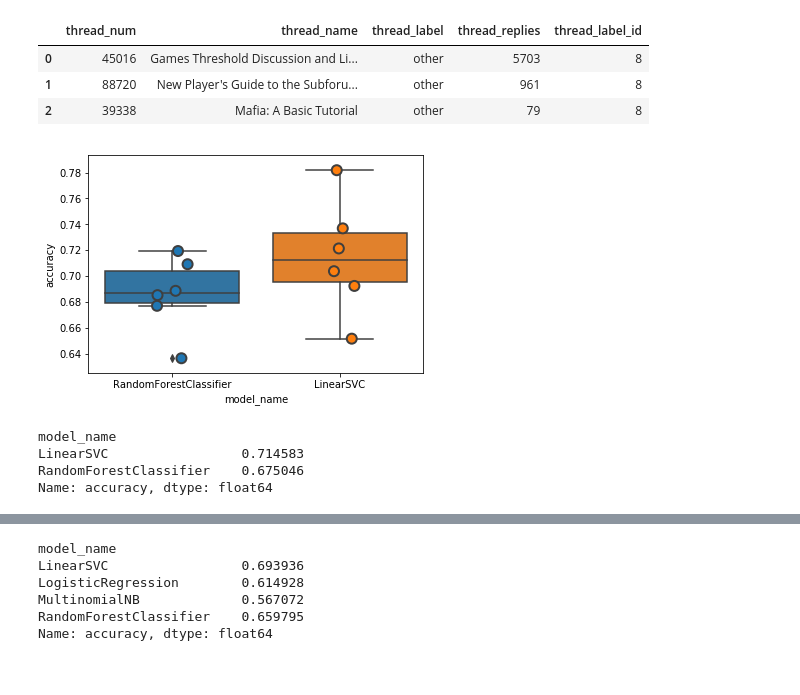
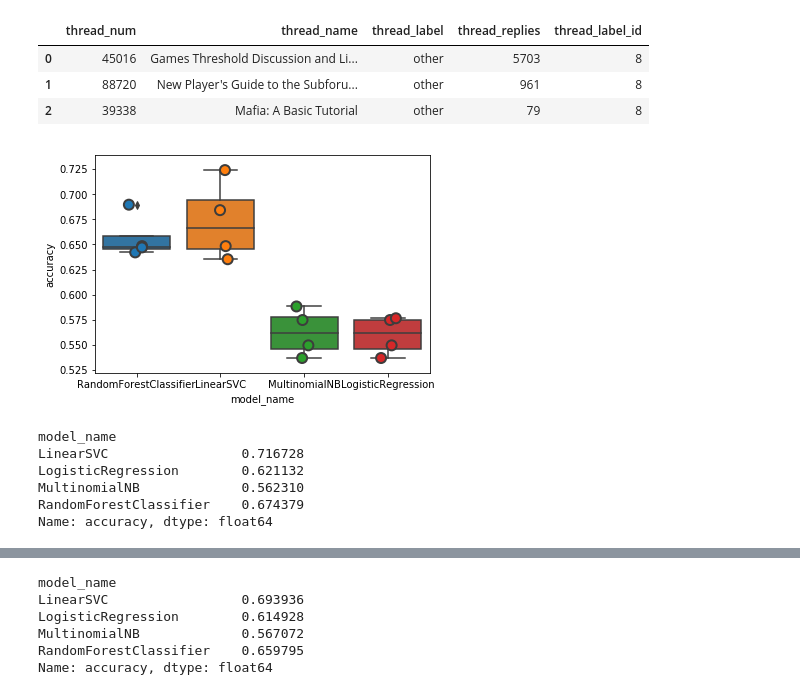
Before and after one commit to Nikishul/Kaggle-NMA-Competition, a Jupyter notebook: notebooks/Anatoly's Mafia prediction.ipynb, the cells around one changed output, grey strips where cells are left out. Drawn from its saved outputs; the diff is of its cells as text; code cells hidden in the pictures.

```diff
--- a/notebooks/Anatoly's Mafia prediction.ipynb
+++ b/notebooks/Anatoly's Mafia prediction.ipynb
@@ -77,12 +74,13 @@ thread.head(3)
 | 1 | 88720 | New Player's Guide to the Subforu... | other | 961 | 8 |
 | 2 | 39338 | Mafia: A Basic Tutorial | other | 79 | 8 |
 # %%
+#in future locate in .py file in src
 for item in thread.itertuples():
     buf=post[post["thread_num"]==item.thread_num]
     line=str()
     line=line+item.thread_name
-    #for row in buf.itertuples():
-     #   line=line+str(row.text)
+    for row in buf.itertuples():
+        line=line+str(row.text)
     train_data_to_clean.append(line)
 
 
@@ -91,7 +89,7 @@ for item in thread_test.itertuples():
     buf=post_test[post_test["thread_num"]==item.thread_num]
     line=str()
     line=line+item.thread_name
-    #for row in buf.itertuples():
-     #   line=line+str(row.text)
+    for row in buf.itertuples():
+        line=line+str(row.text)
     test_data_to_clean.append(line)
 # %%
@@ -107,17 +107,17 @@ X_train=clean_train_data
 y_train=thread["thread_label_id"]
 #X_train, X_val, y_train, y_val = train_test_split(clean_train_data, thread["thread_label_id"], test_size=0.3, random_state=213)
 # %%
-vectorizer = TfidfVectorizer(sublinear_tf=True, norm='l2', encoding='latin-1', ngram_range=(1, 2))
+vectorizer = TfidfVectorizer(min_df=3,sublinear_tf=True, norm='l2', encoding='latin-1', ngram_range=(1, 2))
 
 train_data_features = vectorizer.fit_transform(X_train).toarray()
 
 test_data_features = vectorizer.transform(X_test).toarray()
 # %%
 models = [
-    RandomForestClassifier(n_estimators=100),
+    RandomForestClassifier(n_estimators=120),
     #ClassifierChain(LogisticRegression()),
     #BinaryRelevance(GaussianNB()),
     LinearSVC(),
-    #MultinomialNB(),
-    #LogisticRegression()
+    MultinomialNB(),
+    LogisticRegression()
 ]
@@ -124,27 +126,28 @@ models = [
 # %%
-CV=6
+CV=4
 cv_df = pd.DataFrame(index=range(CV * len(models)))
 entries = []
 
 for model in models:
     model_name = model.__class__.__name__
     accuracies = cross_val_score(model, train_data_features, y_train, scoring='accuracy', cv=CV)
     for fold_idx, accuracy in enumerate(accuracies):
         entries.append((model_name, fold_idx, accuracy))
 cv_df = pd.DataFrame(entries, columns=['model_name', 'fold_idx', 'accuracy'])
 
 
 sns.boxplot(x='model_name', y='accuracy', data=cv_df)
-sns.stripplot(x='model_name', y='accuracy', data=cv_df,
-              size=10, jitter=True, edgecolor="gray", linewidth=2)
+sns.stripplot(x='model_name', y='accuracy', data=cv_df, size=10, jitter=True, edgecolor="gray", linewidth=2)
 
 plt.show()
 # %% [output]
-[figure, old version]
+[figure, new version]
 # %%
 cv_df.groupby('model_name').accuracy.mean()
 # %% [output]
 model_name
-LinearSVC                 0.714583
-RandomForestClassifier    0.675046
+LinearSVC                 0.716728
+LogisticRegression        0.621132
+MultinomialNB             0.562310
+RandomForestClassifier    0.674379
 Name: accuracy, dtype: float64
```
Also changed, not shown: parts of 13 cells of this notebook, 3 other files.
